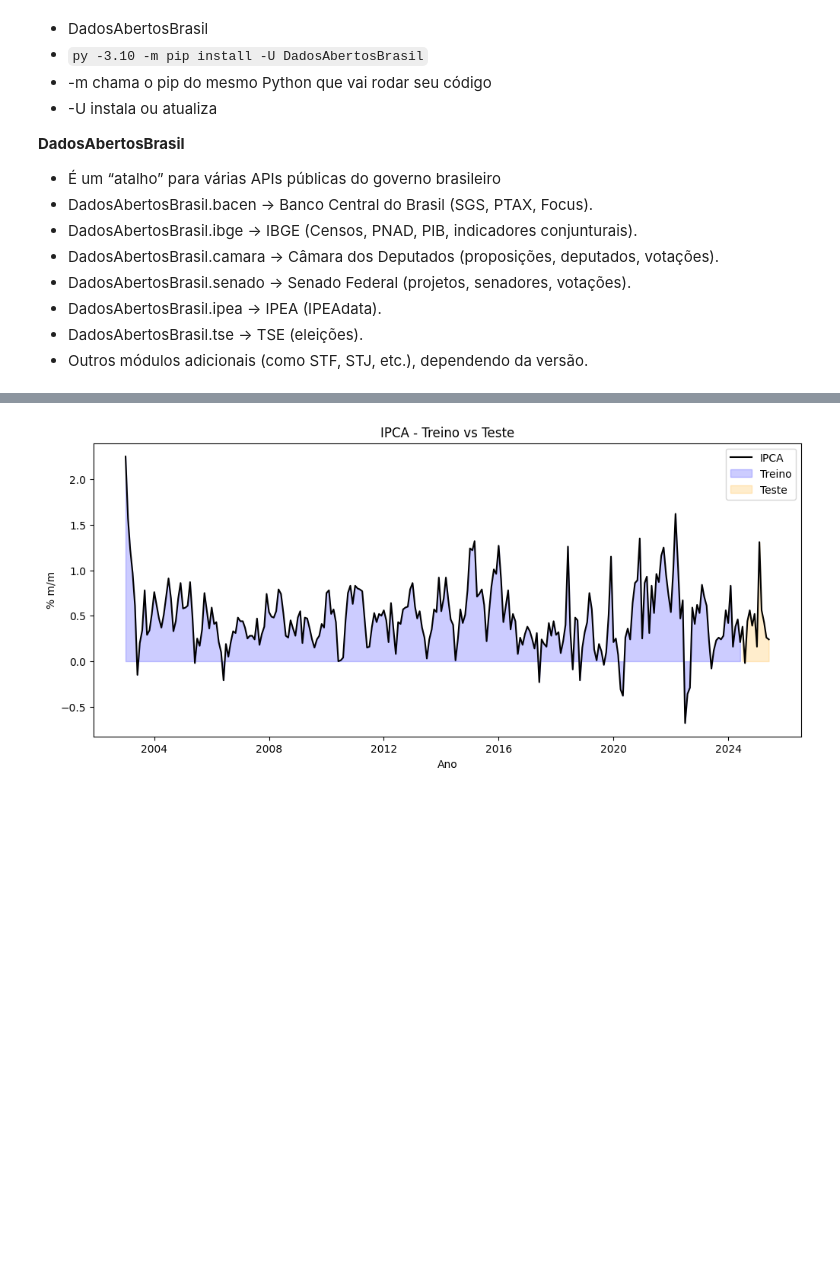
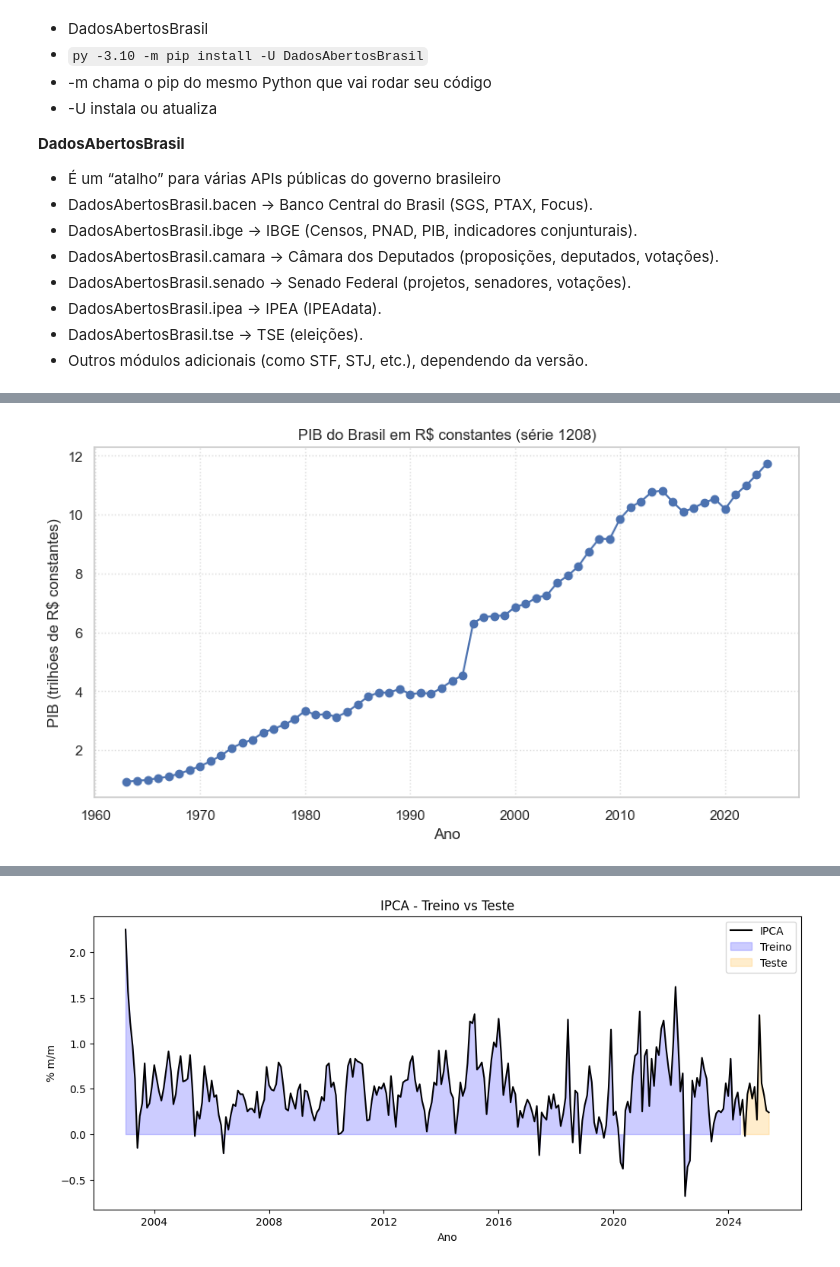
Before and after one commit to Daniel-Uhr/UFSC_2025, a Jupyter notebook: Seminario_2025_UFSC.ipynb, the cells around one changed output, grey strips where cells are left out. Drawn from its saved outputs; the diff is of its cells as text; code cells hidden in the pictures; blank space fills up the shorter version.

```diff
--- a/Seminario_2025_UFSC.ipynb
+++ b/Seminario_2025_UFSC.ipynb
@@ -1493,0 +1341,13 @@ Teste : 2024-07-01 → 2025-06-01
+# %%
+from DadosAbertosBrasil import bacen
+import pandas as pd
+
+# 1) Baixar PIB real (R$ do último ano, anual)
+pib_real = bacen.serie(1208)
+
+# garantir que a data esteja como datetime e extrair o ano
+pib_real["data"] = pd.to_datetime(pib_real["data"])
+pib_real["ano"] = pib_real["data"].dt.year
+
+print(pib_real.dtypes)
+print(pib_real.tail())
@@ -1493,0 +1365,22 @@ Teste : 2024-07-01 → 2025-06-01
+# %%
+import numpy as np
+import pandas as pd
+import matplotlib.pyplot as plt
+
+# garantir datas/ano
+pib_real["data"] = pd.to_datetime(pib_real["data"])
+pib_real["ano"] = pib_real["data"].dt.year
+
+# conversão direta
+pib_real["valor_num"] = pd.to_numeric(pib_real["valor"], errors="coerce")
+
+# plot (em trilhões pra ficar legível)
+plt.figure(figsize=(10,5))
+plt.plot(pib_real["ano"], pib_real["valor_num"]/1e12, marker="o")
+plt.title("PIB do Brasil em R$ constantes (série 1208)")
+plt.xlabel("Ano")
+plt.ylabel("PIB (trilhões de R$ constantes)")
+plt.grid(True, linestyle=":", alpha=0.7)
+plt.show()
+# %% [output]
+[figure, added]
```
Also changed, not shown: parts of 81 cells of this notebook, 1 other file.
